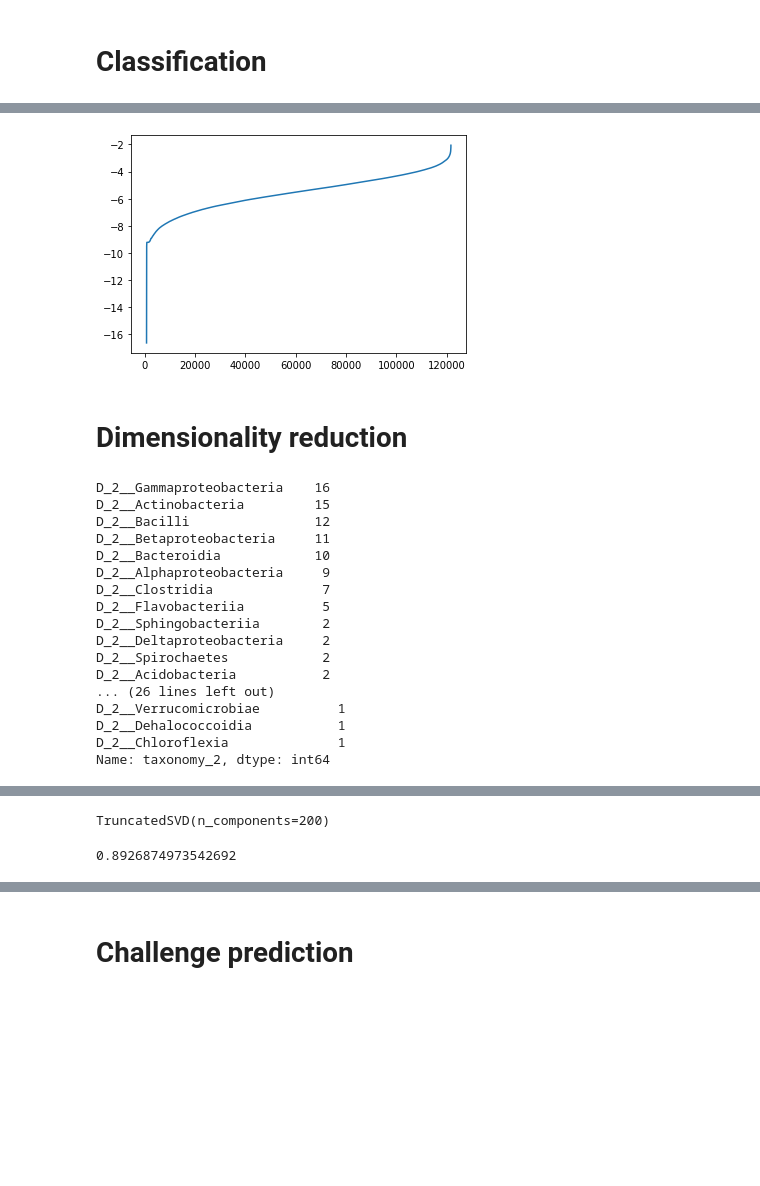
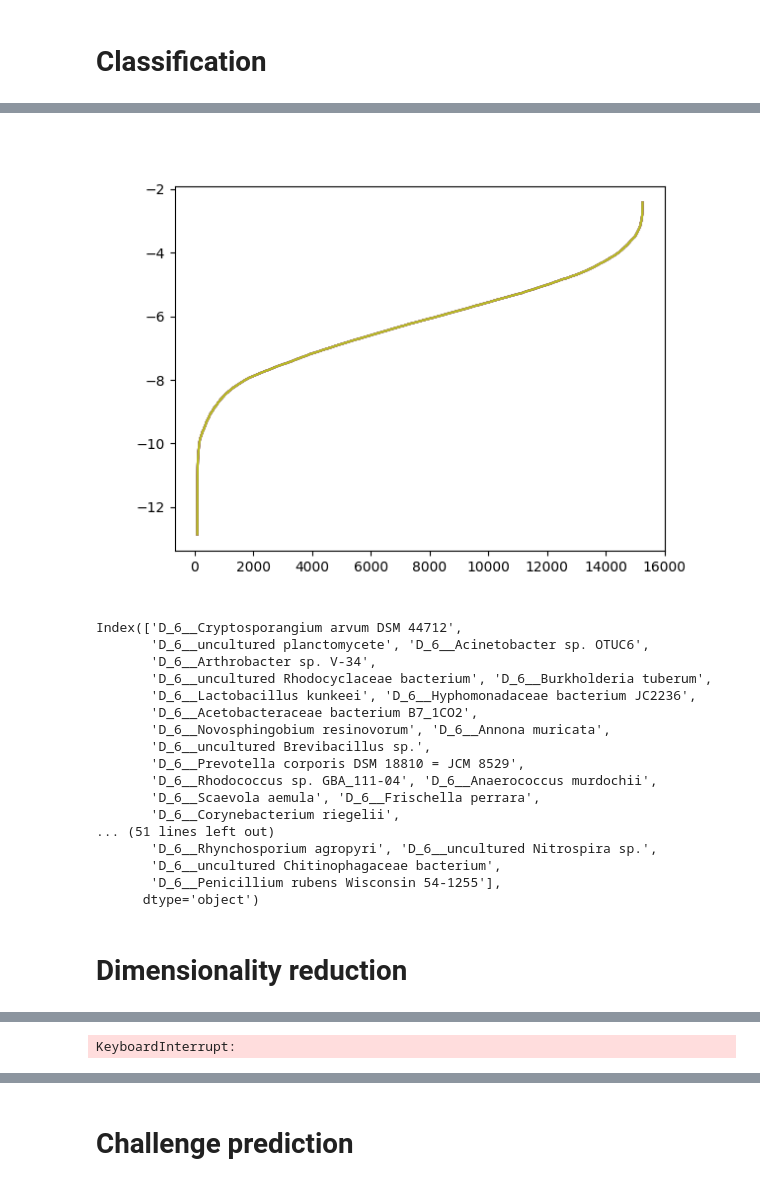
Before and after one commit to Toctave/microbiome, a Jupyter notebook: Microbiome.ipynb, the cells around one changed output, grey strips where cells are left out. Cells and saved outputs as stored; diff of their text form; code cells hidden in the pictures; blank space fills up the shorter version.

```diff
--- a/Microbiome.ipynb
+++ b/Microbiome.ipynb
@@ -100,8 +97,12 @@ def to_taxonomy_df(desc, taxon_level):
 
     D = sps.csr_matrix((data, (row_ind, col_ind)))
 
-    df = pd.DataFrame.sparse.from_spmatrix(desc @ D, columns=taxon_names)
+    table = desc @ D
 
-    return df
+    return taxon_names, table
 
-to_taxonomy_df(desc, 'taxonomy_3')
+taxon_names = {}
+taxons = {}
+
+for taxon_level in species.columns:
+    taxon_names[taxon_level], taxons[taxon_level] = to_taxonomy_df(desc, taxon_level)
@@ -141,6 +113,6 @@ from sklearn.linear_model import LogisticRegression
 from sklearn.ensemble import RandomForestClassifier
 from sklearn.model_selection import KFold, cross_validate
 
-clf_logit = LogisticRegression(random_state=0, n_jobs=-1, max_iter=200)
+clf_logit = LogisticRegression(random_state=0, n_jobs=-1)
 clf_rforest = RandomForestClassifier(random_state=0, n_jobs=-1)
 # %%
@@ -214,5 +334,6 @@ logit scores :
 # %%
-n_features = desc.shape[-1]
+feature_vector = taxons['taxonomy_6']
+n_features = feature_vector.shape[-1]
 
 # D_0 : Domain
 # D_1 : ?
@@ -222,5 +343,5 @@ n_features = desc.shape[-1]
 # D_5 : ?
 # D_6 : ?
 
-clf_logit.fit(desc, envs['empo_1'])
+clf_logit.fit(feature_vector, envs['empo_1'])
 # %% [output]
@@ -245,6 +356,9 @@ clf_logit.fit(desc, envs['empo_1'])
 # %%
 feature_idx = np.argsort(clf_logit.coef_[0])
 plt.plot(range(n_features), sorted(np.log10(abs(clf_logit.coef_[0][feature_idx]))))
+plt.show()
 
-species.iloc[feature_idx][-60:]
+n = 50
+print(taxon_names['taxonomy_6'][feature_idx[-50:]])
+print(taxon_names['taxonomy_6'][feature_idx[:50]])
 # %% [output]
@@ -268,27 +365,23 @@ species.iloc[feature_idx][-60:]
-[figure, old version]
+[figure, new version]
+Index(['D_6__Cryptosporangium arvum DSM 44712',
+       'D_6__uncultured planctomycete', 'D_6__Acinetobacter sp. OTUC6',
+       'D_6__Arthrobacter sp. V-34',
+       'D_6__uncultured Rhodocyclaceae bacterium', 'D_6__Burkholderia tuberum',
+       'D_6__Lactobacillus kunkeei', 'D_6__Hyphomonadaceae bacterium JC2236',
+       'D_6__Acetobacteraceae bacterium B7_1CO2',
+       'D_6__Novosphingobium resinovorum', 'D_6__Annona muricata',
+       'D_6__uncultured Brevibacillus sp.',
+       'D_6__Prevotella corporis DSM 18810 = JCM 8529',
+       'D_6__Rhodococcus sp. GBA_111-04', 'D_6__Anaerococcus murdochii',
+       'D_6__Scaevola aemula', 'D_6__Frischella perrara',
+       'D_6__Corynebacterium riegelii',
+... (51 lines left out)
+       'D_6__Rhynchosporium agropyri', 'D_6__uncultured Nitrospira sp.',
+       'D_6__uncultured Chitinophagaceae bacterium',
+       'D_6__Penicillium rubens Wisconsin 54-1255'],
+      dtype='object')
 # %% [markdown]
 # Dimensionality reduction
-# %%
-print(species.loc[desc_species_names[feature_idx[-100:]]].taxonomy_2.value_counts())
-print(species.loc[desc_species_names[feature_idx[:100]]].taxonomy_2.value_counts())
-# %% [output]
-D_2__Gammaproteobacteria    16
-D_2__Actinobacteria         15
-D_2__Bacilli                12
-D_2__Betaproteobacteria     11
-D_2__Bacteroidia            10
-D_2__Alphaproteobacteria     9
-D_2__Clostridia              7
-D_2__Flavobacteriia          5
-D_2__Sphingobacteriia        2
-D_2__Deltaproteobacteria     2
-D_2__Spirochaetes            2
-D_2__Acidobacteria           2
-... (26 lines left out)
-D_2__Verrucomicrobiae          1
-D_2__Dehalococcoidia           1
-D_2__Chloroflexia              1
-Name: taxonomy_2, dtype: int64
 # %%
 print(desc)
 for taxonomy in list(species):
@@ -317,11 +410,9 @@ from sklearn.decomposition import TruncatedSVD
 svd = TruncatedSVD(n_components=200)
 svd.fit(desc)
 # %% [output]
-TruncatedSVD(n_components=200)
+KeyboardInterrupt:
 # %%
 svd.explained_variance_ratio_.sum()
-# %% [output]
-0.8926874973542692
 # %%
 desc_reduced = svd.transform(desc)
 # %%
```
Also changed, not shown: parts of 20 cells of this notebook, 1 other file.
